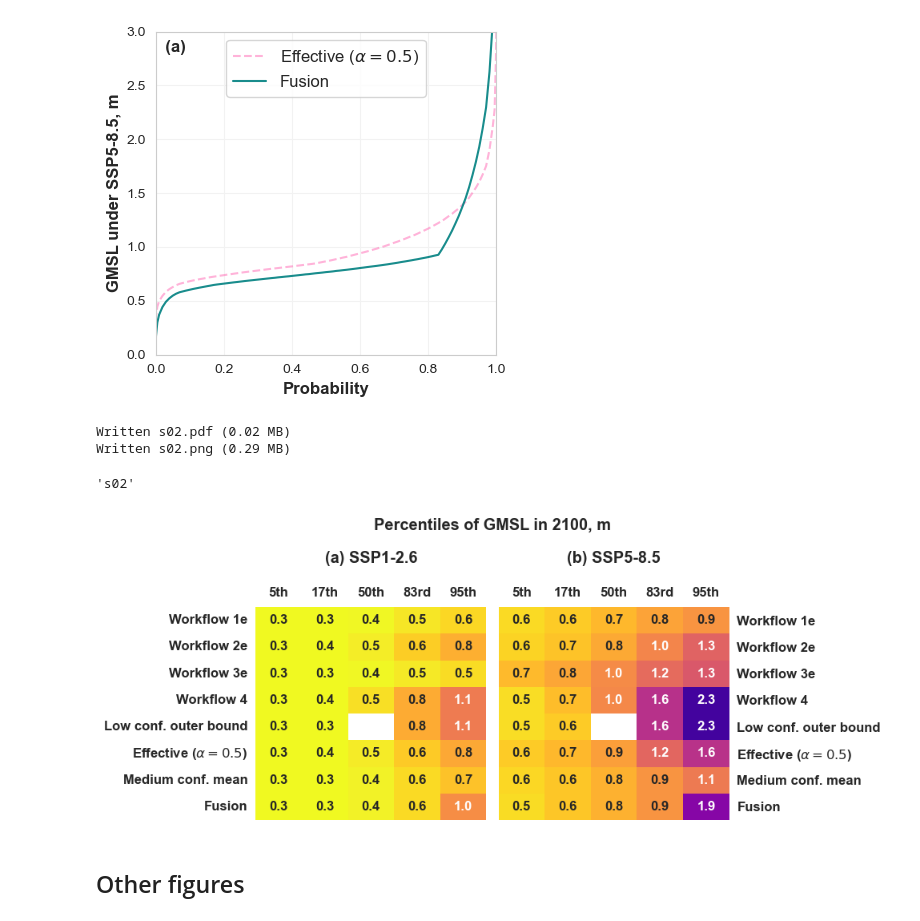
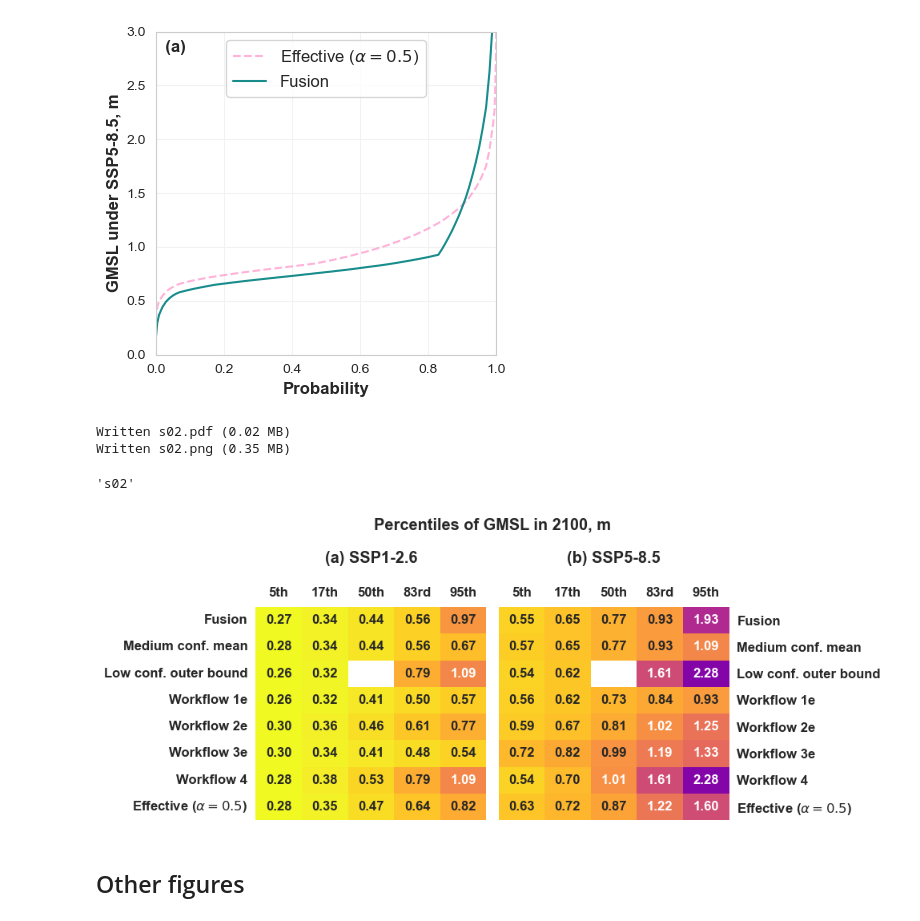
Before and after one commit to grandey/d23a-fusion, a Jupyter notebook: fusion_analysis_d23a.ipynb, the cells around one changed output. Cells and saved outputs as stored; diff of their text form; code cells hidden in the pictures.

Commit message:
d23a.py plot_percentiles_heatmap(): change default workflows (ordering) & fmt (now ‘.2f’).

```diff
--- a/fusion_analysis_d23a.ipynb
+++ b/fusion_analysis_d23a.ipynb
@@ -121,23 +121,23 @@ Written s01.png (0.09 MB)
 # %%
 # Heatmap table of SSP5 year-2100 sea level percentiles
 fig, axs = plt.subplots(1, 2, figsize=(10, 4), tight_layout=True)
 for scenario, ab, ax in zip(['ssp126', 'ssp585'], ['a', 'b'], axs):
     d23a.plot_percentiles_heatmap(percentiles=('5th', '17th', '50th', '83rd', '95th'),
-                                  workflows=('wf_1e', 'wf_2e', 'wf_3e', 'wf_4', 'outer', 'effective_0.5', 'mean_1e+2e',
-                                             'fusion_1e+2e'),
-                                  rate=False, scenario=scenario, year=2100, gauge=None, fmt='.1f', ax=ax)
+                                  workflows=('fusion_1e+2e', 'mean_1e+2e', 'outer', 'wf_1e', 'wf_2e', 'wf_3e', 'wf_4',
+                                             'effective_0.5'),
+                                  rate=False, scenario=scenario, year=2100, gauge=None, fmt='.2f', ax=ax)
     ax.set_title(f'({ab}) {d23a.SSP_LABEL_DICT[scenario]}\n', fontsize='x-large')
 axs[1].tick_params(labelleft=False, labelright=True)  # shift y-axis labels in (b) to the right
 for label in axs[0].get_yticklabels() + axs[1].get_yticklabels():  # ensure consistent formatting of y-axis labels
     label.set_fontweight('bold')
     label.set_fontsize('large')
 fig.suptitle('Percentiles of GMSL in 2100, m')
 d23a.name_save_fig(fig, fso='s')
 # %% [output]
 Written s02.pdf (0.02 MB)
-Written s02.png (0.29 MB)
+Written s02.png (0.35 MB)
 's02'
-[figure, old version]
+[figure, new version]
 # %% [markdown]
 ## Other figures
 # %%
```
Also changed, not shown: parts of 1 cell of this notebook, 2 other files.
